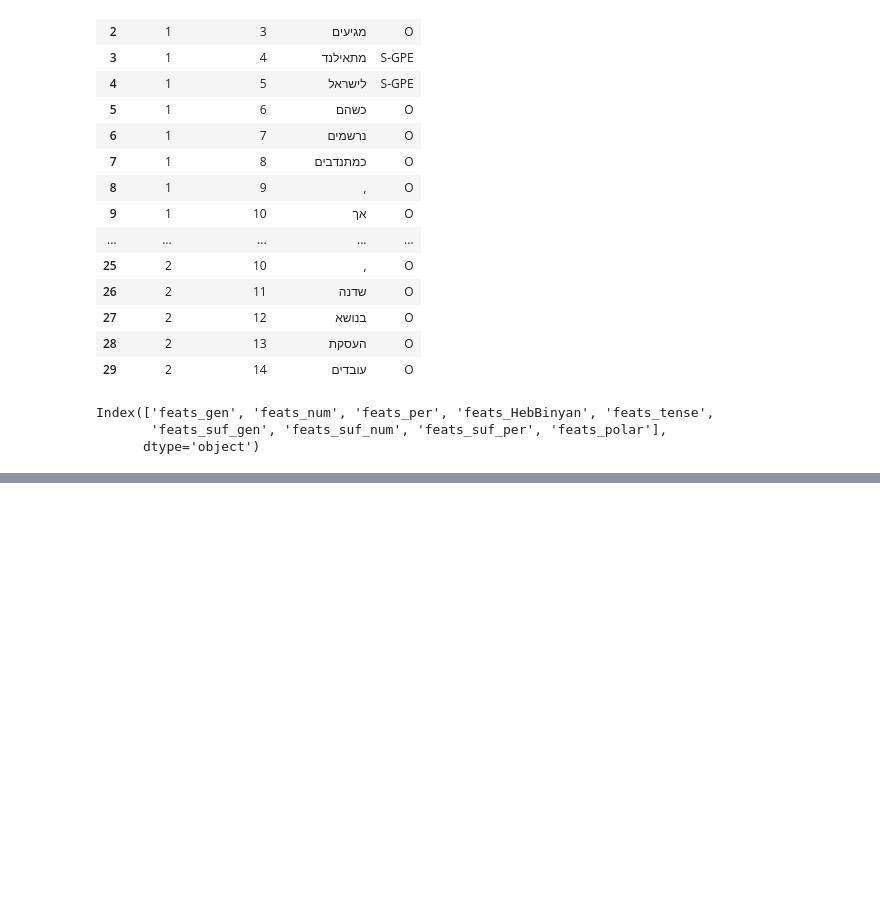
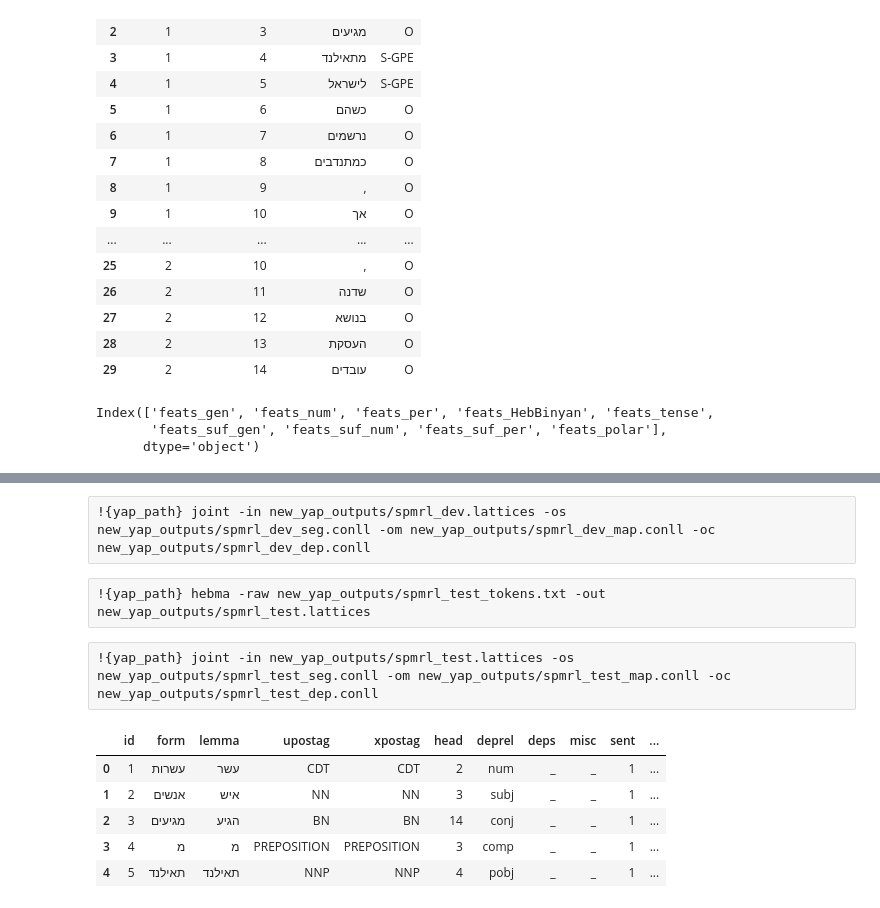
Before and after one commit to cjer/NER, a Jupyter notebook: 18_treebank_ner.ipynb, the cells around one changed output, grey strips where cells are left out. Saved outputs shown, nothing was run; the diff lists cells and outputs as text; code cells hidden in the pictures; blank space fills up the shorter version.

Commit message:
add token dfs

```diff
--- a/18_treebank_ner.ipynb
+++ b/18_treebank_ner.ipynb
@@ -422,0 +310,6 @@ array([5439, 5440, 5441, 5442, 5443, 5447, 5452, 5454, 5455, 5456, 5457,
+# %% [raw]
+!{yap_path} joint -in new_yap_outputs/spmrl_dev.lattices -os new_yap_outputs/spmrl_dev_seg.conll -om new_yap_outputs/spmrl_dev_map.conll -oc new_yap_outputs/spmrl_dev_dep.conll
+# %% [raw]
+!{yap_path} hebma -raw new_yap_outputs/spmrl_test_tokens.txt -out new_yap_outputs/spmrl_test.lattices
+# %% [raw]
+!{yap_path} joint -in new_yap_outputs/spmrl_test.lattices -os new_yap_outputs/spmrl_test_seg.conll -om new_yap_outputs/spmrl_test_map.conll -oc new_yap_outputs/spmrl_test_dep.conll
@@ -439,7 +335,7 @@ def make_conll_df(path, add_head_stuff=False):
 
 def read_lattices(path):
     df = (pd.read_csv(path, sep='\t', header=None, quoting=3,
-                names = ['ID1', 'ID2', 'form', 'lemma', 'upostag', 'xpostag', 'feats', 'token_id'])
+                names = ['ID1', 'ID2', 'form', 'lemma', 'upostag', 'xpostag', 'feats', 'misc_token_id'])
                 # add sentence labels
                 .assign(sent = lambda x: (x.ID1==0).cumsum())
                )
@@ -447,18 +343,43 @@ def read_lattices(path):
 
 flatten = lambda l: [item for sublist in l for item in sublist]
 
+def get_feats(s):
+    if s!='_' and s is not None and s is not np.nan:
+        feats = OrderedDict()
+        for f in s.split('|'):
+            k,v = f.split('=')
+            k='feats_'+k
+            if k not in feats:
+                feats[k] = v
+            else:
+                feats[k] = feats[k]+','+v
+        return pd.Series(feats)
+    else:
+        return pd.Series()
+
 def get_yap_output_df(tokens_path, dep_path, map_path):
     tokens = dict(flatten([[(str(j+1)+'_'+str(i+1), tok) for i, tok in enumerate(sent.split('\n'))]
               for j, sent in
               enumerate(open(os.path.join(yap_output_dir, tokens_path), 'r').read().split('\n\n'))]))
     lattices = read_lattices(map_path)
     dep = make_conll_df(dep_path)
-    df = (pd.concat([dep, lattices.token_id], axis=1)
-          .assign(sent_tok = lambda x: x.sent.astype(str) + '_' + x.token_id.astype(str))
-          .assign(token_str = lambda x: x.sent_tok.map(tokens))
-          .drop('sent_tok', axis=1))
+    df = (pd.concat([dep, lattices.misc_token_id], axis=1)
+          .assign(sent_tok = lambda x: x.sent.astype(str) + '_' + x.misc_token_id.astype(str))
+          .assign(misc_token_str = lambda x: x.sent_tok.map(tokens))
+          .drop('sent_tok', axis=1)
+          )
+    df = pd.concat([df, df.feats.apply(get_feats)], axis=1).drop('feats', axis=1)
     return df
 
 
 yap_dev = get_yap_output_df('spmrl_dev_tokens.txt', 'new_yap_outputs/spmrl_dev_dep.conll', 'new_yap_outputs/spmrl_dev_map.conll')
 yap_test = get_yap_output_df('spmrl_test_tokens.txt', 'new_yap_outputs/spmrl_test_dep.conll', 'new_yap_outputs/spmrl_test_map.conll')
+# %%
+yap_dev.head()
+# %% [output]
+|  | id | form | lemma | upostag | xpostag | head | deprel | deps | misc | sent | ... |
+| 0 | 1 | עשרות | עשר | CDT | CDT | 2 | num | _ | _ | 1 | ... |
+| 1 | 2 | אנשים | איש | NN | NN | 3 | subj | _ | _ | 1 | ... |
+| 2 | 3 | מגיעים | הגיע | BN | BN | 14 | conj | _ | _ | 1 | ... |
+| 3 | 4 | מ | מ | PREPOSITION | PREPOSITION | 3 | comp | _ | _ | 1 | ... |
+| 4 | 5 | תאילנד | תאילנד | NNP | NNP | 4 | pobj | _ | _ | 1 | ... |
```
Also changed, not shown: parts of 32 cells of this notebook, 1 other file.
